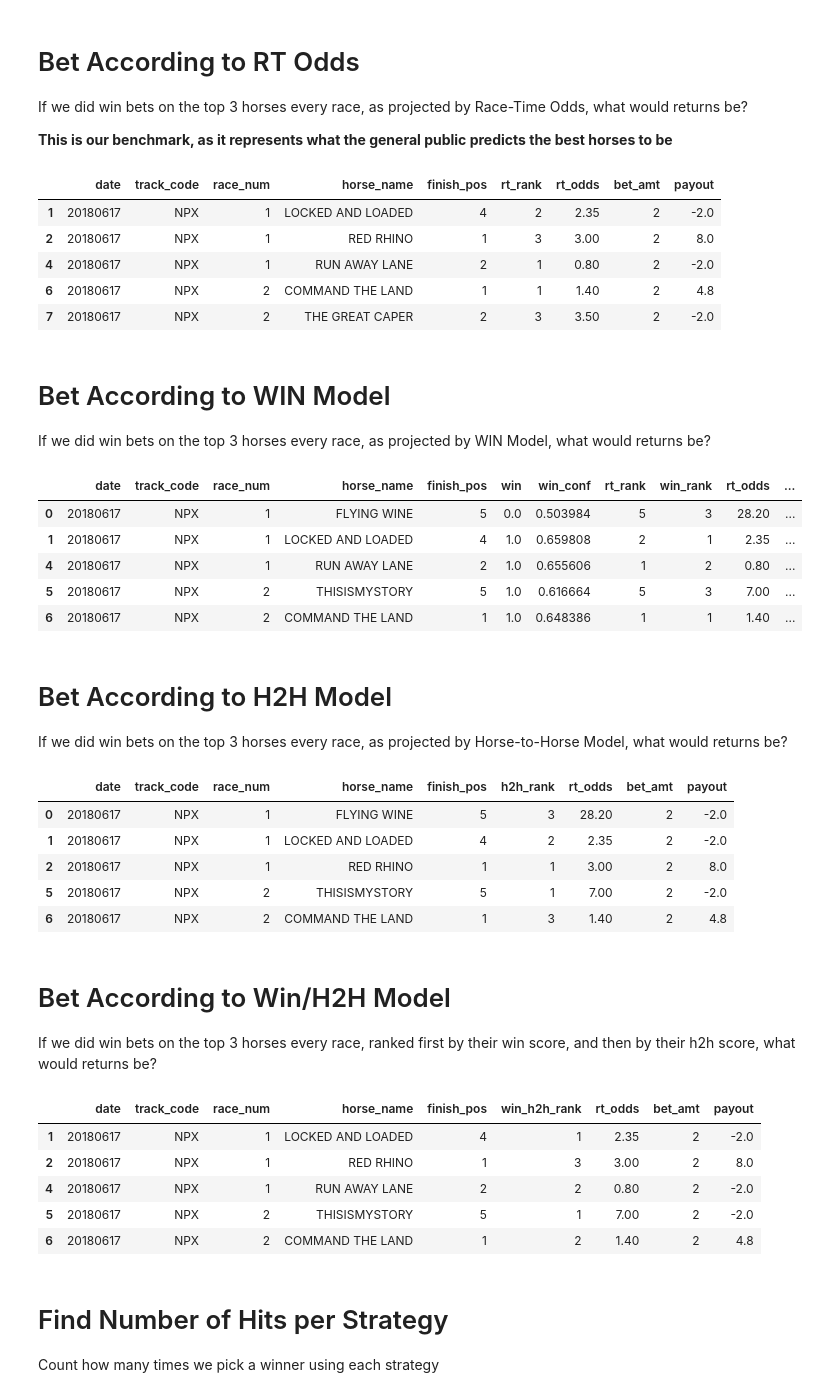
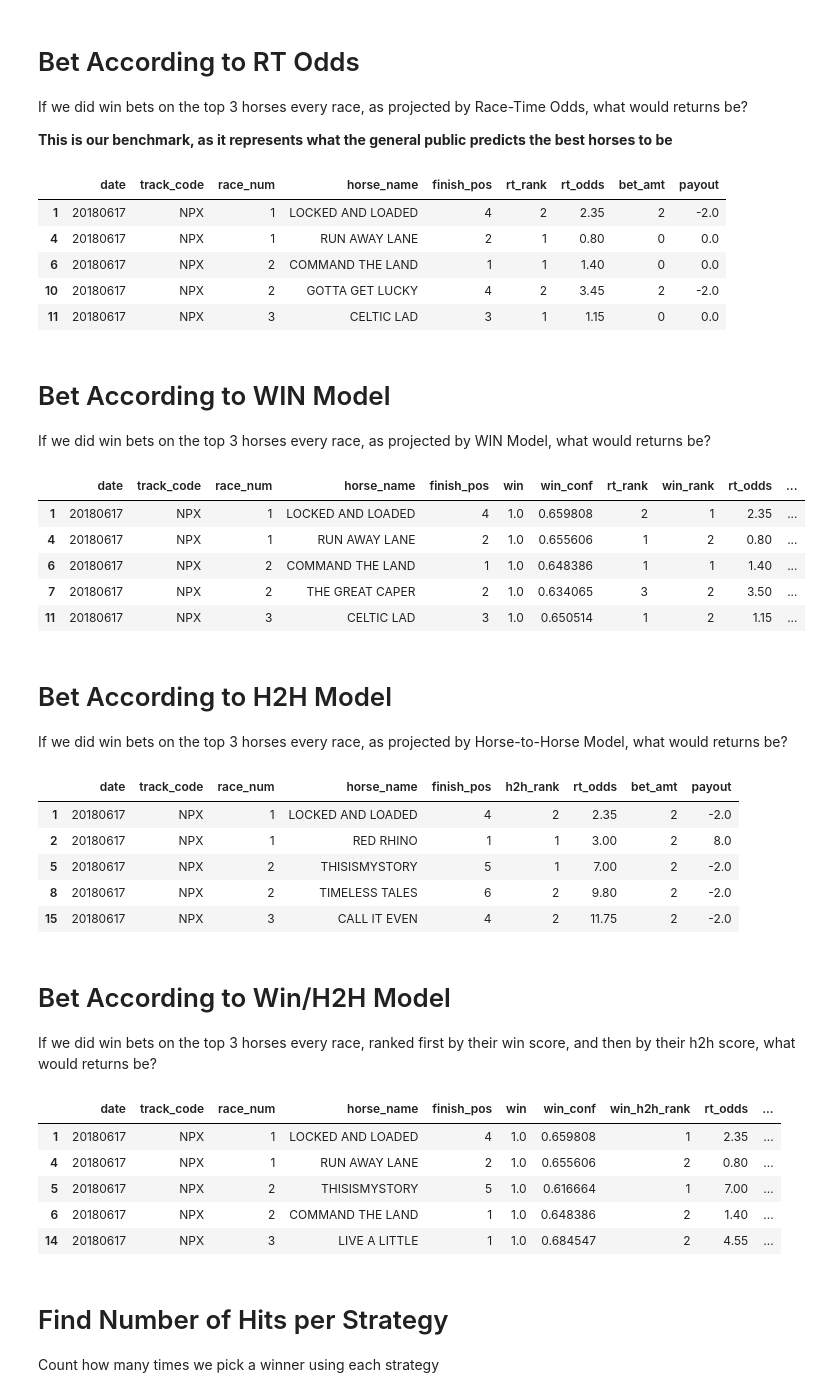
Before and after one commit to ncasale/razor-ml, a Jupyter notebook: Betting-Analysis.ipynb, the cells around one changed output. Saved outputs shown, nothing was run; the diff lists cells and outputs as text; code cells hidden in the pictures.

```diff
--- a/Betting-Analysis.ipynb
+++ b/Betting-Analysis.ipynb
@@ -190,7 +190,8 @@ betting_df.head()
 # Betting Params
 # %%
 win_bet_amt = 2 # Amt per bet
-considered_horses = 3 # Horses to place bets on per race
+considered_horses = 2 # Horses to place bets on per race
+conf_thresh = 0.6 # Confidence we'd like our win model to listen to prediction
 # %% [markdown]
 # Bet According To ML Odds
 If we did win bets on the top 3 horses every race, as projected by ML Odds, what would returns be?
@@ -222,13 +229,19 @@ If we did win bets on the top 3 horses every race, as projected by Race-Time Odd
 
 **This is our benchmark, as it represents what the general public predicts the best horses to be**
 # %%
-# Get those horses who were ranked in top 3 by ML Odds
+# Get those horses who were ranked in top 3 by RT Odds
 rt_bet_df = betting_df.loc[betting_df.rt_rank <= considered_horses]
 rt_bet_df = rt_bet_df[['date', 'track_code', 'race_num', 'horse_name', 'finish_pos', 'rt_rank', 'rt_odds']]
 
 # If horse won, payout is $bet_amt * rt_odds + $bet_amt, loss is -$bet_amt
 rt_bet_df['bet_amt'] = win_bet_amt
 rt_bet_df['payout'] = -win_bet_amt
+
+# Only bet on horses with at least 3-1 odds (to cover bets)
+dont_bet_idx = rt_bet_df.loc[rt_bet_df.rt_odds < considered_horses].index
+rt_bet_df.loc[dont_bet_idx, 'bet_amt'] = 0
+rt_bet_df.loc[dont_bet_idx, 'payout'] = 0
+
 win_idx = rt_bet_df.loc[rt_bet_df.finish_pos == 1].index
 rt_bet_df.loc[win_idx, 'payout'] = rt_bet_df.loc[win_idx]['rt_odds'] * \
                                     rt_bet_df.loc[win_idx]['bet_amt'] + \
@@ -239,15 +252,15 @@ rt_bet_df.head(5)
 # %% [output]
 |  | date | track_code | race_num | horse_name | finish_pos | rt_rank | rt_odds | bet_amt | payout |
 | 1 | 20180617 | NPX | 1 | LOCKED AND LOADED | 4 | 2 | 2.35 | 2 | -2.0 |
-| 2 | 20180617 | NPX | 1 | RED RHINO | 1 | 3 | 3.00 | 2 | 8.0 |
-| 4 | 20180617 | NPX | 1 | RUN AWAY LANE | 2 | 1 | 0.80 | 2 | -2.0 |
-| 6 | 20180617 | NPX | 2 | COMMAND THE LAND | 1 | 1 | 1.40 | 2 | 4.8 |
-| 7 | 20180617 | NPX | 2 | THE GREAT CAPER | 2 | 3 | 3.50 | 2 | -2.0 |
+| 4 | 20180617 | NPX | 1 | RUN AWAY LANE | 2 | 1 | 0.80 | 0 | 0.0 |
+| 6 | 20180617 | NPX | 2 | COMMAND THE LAND | 1 | 1 | 1.40 | 0 | 0.0 |
+| 10 | 20180617 | NPX | 2 | GOTTA GET LUCKY | 4 | 2 | 3.45 | 2 | -2.0 |
+| 11 | 20180617 | NPX | 3 | CELTIC LAD | 3 | 1 | 1.15 | 0 | 0.0 |
 # %% [markdown]
 # Bet According to WIN Model
 If we did win bets on the top 3 horses every race, as projected by WIN Model, what would returns be?
 # %%
-# Get those horses who were ranked in top 3 by ML Odds
+# Get those horses who were ranked in top 3 by WIN
 win_bet_df = betting_df.loc[betting_df.win_rank <= considered_horses]
 win_bet_df = win_bet_df[['date', 'track_code', 'race_num', 'horse_name', 'finish_pos', 'win', 'win_conf', 'rt_rank', 'win_rank', 'rt_odds']]
 
@@ -255,14 +268,13 @@ win_bet_df = win_bet_df[['date', 'track_code', 'race_num', 'horse_name', 'finish
 win_bet_df['bet_amt'] = win_bet_amt
 win_bet_df['payout'] = -win_bet_amt
 
-# Don't bet on projected losers or low confidence winners
-#confidence_thresh = 0.0
-#lose_idx = win_bet_df.loc[win_bet_df.win != 1].index
-#low_conf_idx = win_bet_df.loc[win_bet_df.win_conf < confidence_thresh].index
-#dont_bet_idx = list(lose_idx) + list(low_conf_idx)
+# Don't bet on projected losers or weak confidence winners
+dont_bet_idx = set(win_bet_df.loc[(win_bet_df.win != 1)].index)
+dont_bet_idx = dont_bet_idx.union(set(win_bet_df.loc[(win_bet_df.win == 1) &
+                                      (win_bet_df.win_conf < conf_thresh)].index))
 
-# Don't bet on horses with lowest rt_odds
-dont_bet_idx = win_bet_df.loc[win_bet_df.rt_rank == 1].index
+# Only bet on horses with at least 3-1 odds (to cover bets)
+dont_bet_idx = dont_bet_idx.union(set(win_bet_df.loc[win_bet_df.rt_odds < considered_horses].index))
 win_bet_df.loc[dont_bet_idx, 'bet_amt'] = 0
 win_bet_df.loc[dont_bet_idx, 'payout'] = 0
 
@@ -274,22 +286,29 @@ win_bet_df.loc[win_idx, 'payout'] = win_bet_df.loc[win_idx]['rt_odds'] * \
 win_bet_df.head(5)
 # %% [output]
 |  | date | track_code | race_num | horse_name | finish_pos | win | win_conf | rt_rank | win_rank | rt_odds | ... |
-| 0 | 20180617 | NPX | 1 | FLYING WINE | 5 | 0.0 | 0.503984 | 5 | 3 | 28.20 | ... |
 | 1 | 20180617 | NPX | 1 | LOCKED AND LOADED | 4 | 1.0 | 0.659808 | 2 | 1 | 2.35 | ... |
 | 4 | 20180617 | NPX | 1 | RUN AWAY LANE | 2 | 1.0 | 0.655606 | 1 | 2 | 0.80 | ... |
-| 5 | 20180617 | NPX | 2 | THISISMYSTORY | 5 | 1.0 | 0.616664 | 5 | 3 | 7.00 | ... |
 | 6 | 20180617 | NPX | 2 | COMMAND THE LAND | 1 | 1.0 | 0.648386 | 1 | 1 | 1.40 | ... |
+| 7 | 20180617 | NPX | 2 | THE GREAT CAPER | 2 | 1.0 | 0.634065 | 3 | 2 | 3.50 | ... |
+| 11 | 20180617 | NPX | 3 | CELTIC LAD | 3 | 1.0 | 0.650514 | 1 | 2 | 1.15 | ... |
 # %% [markdown]
 # Bet According to H2H Model
 If we did win bets on the top 3 horses every race, as projected by Horse-to-Horse Model, what would returns be?
 # %%
-# Get those horses who were ranked in top 3 by ML Odds
+# Get those horses who were ranked in top 3 by H2H
 h2h_bet_df = betting_df.loc[betting_df.h2h_rank <= considered_horses]
 h2h_bet_df = h2h_bet_df[['date', 'track_code', 'race_num', 'horse_name', 'finish_pos', 'h2h_rank', 'rt_odds']]
 
 # If horse won, payout is $bet_amt * rt_odds + $bet_amt, loss is -$bet_amt
 h2h_bet_df['bet_amt'] = win_bet_amt
 h2h_bet_df['payout'] = -win_bet_amt
+
+# Only bet on horses with at least 3-1 odds (to cover bets)
+dont_bet_idx = set(h2h_bet_df.loc[h2h_bet_df.rt_odds < considered_horses].index)
+
+h2h_bet_df.loc[dont_bet_idx, 'bet_amt'] = 0
+h2h_bet_df.loc[dont_bet_idx, 'payout'] = 0
+
 win_idx = h2h_bet_df.loc[h2h_bet_df.finish_pos == 1].index
 h2h_bet_df.loc[win_idx, 'payout'] = h2h_bet_df.loc[win_idx]['rt_odds'] * \
                                     h2h_bet_df.loc[win_idx]['bet_amt'] + \
@@ -298,35 +317,45 @@ h2h_bet_df.loc[win_idx, 'payout'] = h2h_bet_df.loc[win_idx]['rt_odds'] * \
 h2h_bet_df.head(5)
 # %% [output]
 |  | date | track_code | race_num | horse_name | finish_pos | h2h_rank | rt_odds | bet_amt | payout |
-| 0 | 20180617 | NPX | 1 | FLYING WINE | 5 | 3 | 28.20 | 2 | -2.0 |
 | 1 | 20180617 | NPX | 1 | LOCKED AND LOADED | 4 | 2 | 2.35 | 2 | -2.0 |
 | 2 | 20180617 | NPX | 1 | RED RHINO | 1 | 1 | 3.00 | 2 | 8.0 |
 | 5 | 20180617 | NPX | 2 | THISISMYSTORY | 5 | 1 | 7.00 | 2 | -2.0 |
-| 6 | 20180617 | NPX | 2 | COMMAND THE LAND | 1 | 3 | 1.40 | 2 | 4.8 |
+| 8 | 20180617 | NPX | 2 | TIMELESS TALES | 6 | 2 | 9.80 | 2 | -2.0 |
+| 15 | 20180617 | NPX | 3 | CALL IT EVEN | 4 | 2 | 11.75 | 2 | -2.0 |
 # %% [markdown]
 # Bet According to Win/H2H Model
 If we did win bets on the top 3 horses every race, ranked first by their win score, and then by their h2h score, what would returns be?
 # %%
-# Get those horses who were ranked in top 3 by ML Odds
+# Get those horses who were ranked in top 3 by WIN/H2H combined
 wh2h_bet_df = betting_df.loc[betting_df.win_h2h_rank <= considered_horses]
-wh2h_bet_df = wh2h_bet_df[['date', 'track_code', 'race_num', 'horse_name', 'finish_pos', 'win_h2h_rank', 'rt_odds']]
+wh2h_bet_df = wh2h_bet_df[['date', 'track_code', 'race_num', 'horse_name', 'finish_pos', 'win', 'win_conf', 'win_h2h_rank', 'rt_odds']]
 
 # If horse won, payout is $bet_amt * rt_odds + $bet_amt, loss is -$bet_amt
 wh2h_bet_df['bet_amt'] = win_bet_amt
 wh2h_bet_df['payout'] = -win_bet_amt
+
+# Only bet on horses with at least x-1 odds (to cover bets)
+dont_bet_idx = wh2h_bet_df.loc[wh2h_bet_df.rt_odds < considered_horses].index
+# Don't Bet on horses who were not projected to win, or those who were not confidently projected to win
+dont_bet_idx = dont_bet_idx.union(set(wh2h_bet_df.loc[wh2h_bet_df.win != 1].index))
+dont_bet_idx = dont_bet_idx.union(set(wh2h_bet_df.loc[wh2h_bet_df.win_conf < conf_thresh].index))
+
+wh2h_bet_df.loc[dont_bet_idx, 'bet_amt'] = 0
+wh2h_bet_df.loc[dont_bet_idx, 'payout'] = 0
+
 win_idx = wh2h_bet_df.loc[wh2h_bet_df.finish_pos == 1].index
 wh2h_bet_df.loc[win_idx, 'payout'] = wh2h_bet_df.loc[win_idx]['rt_odds'] * \
                                     wh2h_bet_df.loc[win_idx]['bet_amt'] + \
                                     wh2h_bet_df.loc[win_idx]['bet_amt']
 
 wh2h_bet_df.head(5)
 # %% [output]
-|  | date | track_code | race_num | horse_name | finish_pos | win_h2h_rank | rt_odds | bet_amt | payout |
-| 1 | 20180617 | NPX | 1 | LOCKED AND LOADED | 4 | 1 | 2.35 | 2 | -2.0 |
-| 2 | 20180617 | NPX | 1 | RED RHINO | 1 | 3 | 3.00 | 2 | 8.0 |
-| 4 | 20180617 | NPX | 1 | RUN AWAY LANE | 2 | 2 | 0.80 | 2 | -2.0 |
-| 5 | 20180617 | NPX | 2 | THISISMYSTORY | 5 | 1 | 7.00 | 2 | -2.0 |
-| 6 | 20180617 | NPX | 2 | COMMAND THE LAND | 1 | 2 | 1.40 | 2 | 4.8 |
+|  | date | track_code | race_num | horse_name | finish_pos | win | win_conf | win_h2h_rank | rt_odds | ... |
+| 1 | 20180617 | NPX | 1 | LOCKED AND LOADED | 4 | 1.0 | 0.659808 | 1 | 2.35 | ... |
+| 4 | 20180617 | NPX | 1 | RUN AWAY LANE | 2 | 1.0 | 0.655606 | 2 | 0.80 | ... |
+| 5 | 20180617 | NPX | 2 | THISISMYSTORY | 5 | 1.0 | 0.616664 | 1 | 7.00 | ... |
+| 6 | 20180617 | NPX | 2 | COMMAND THE LAND | 1 | 1.0 | 0.648386 | 2 | 1.40 | ... |
+| 14 | 20180617 | NPX | 3 | LIVE A LITTLE | 1 | 1.0 | 0.684547 | 2 | 4.55 | ... |
 # %% [markdown]
 # Find Number of Hits per Strategy
 Count how many times we pick a winner using each strategy
```
Also changed, not shown: parts of 6 cells of this notebook.
